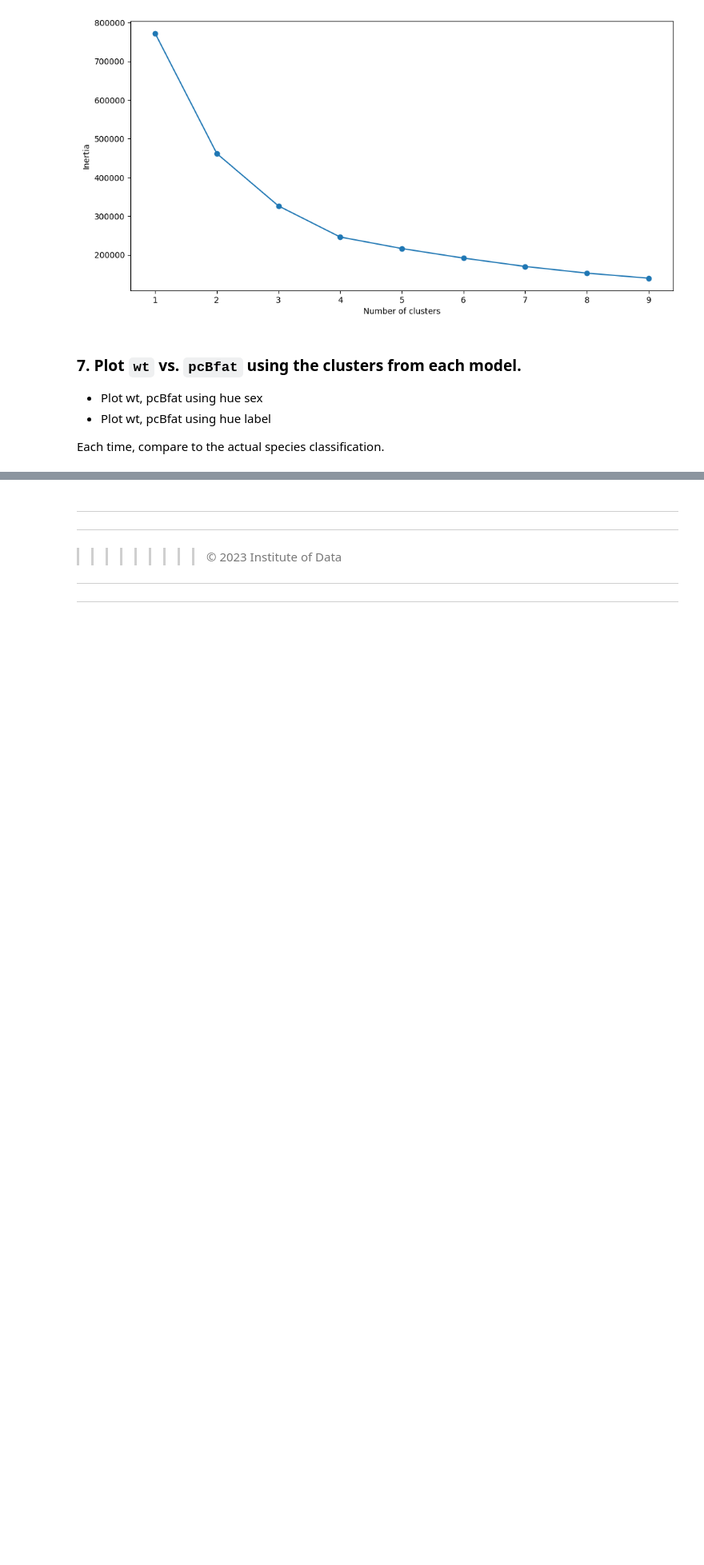
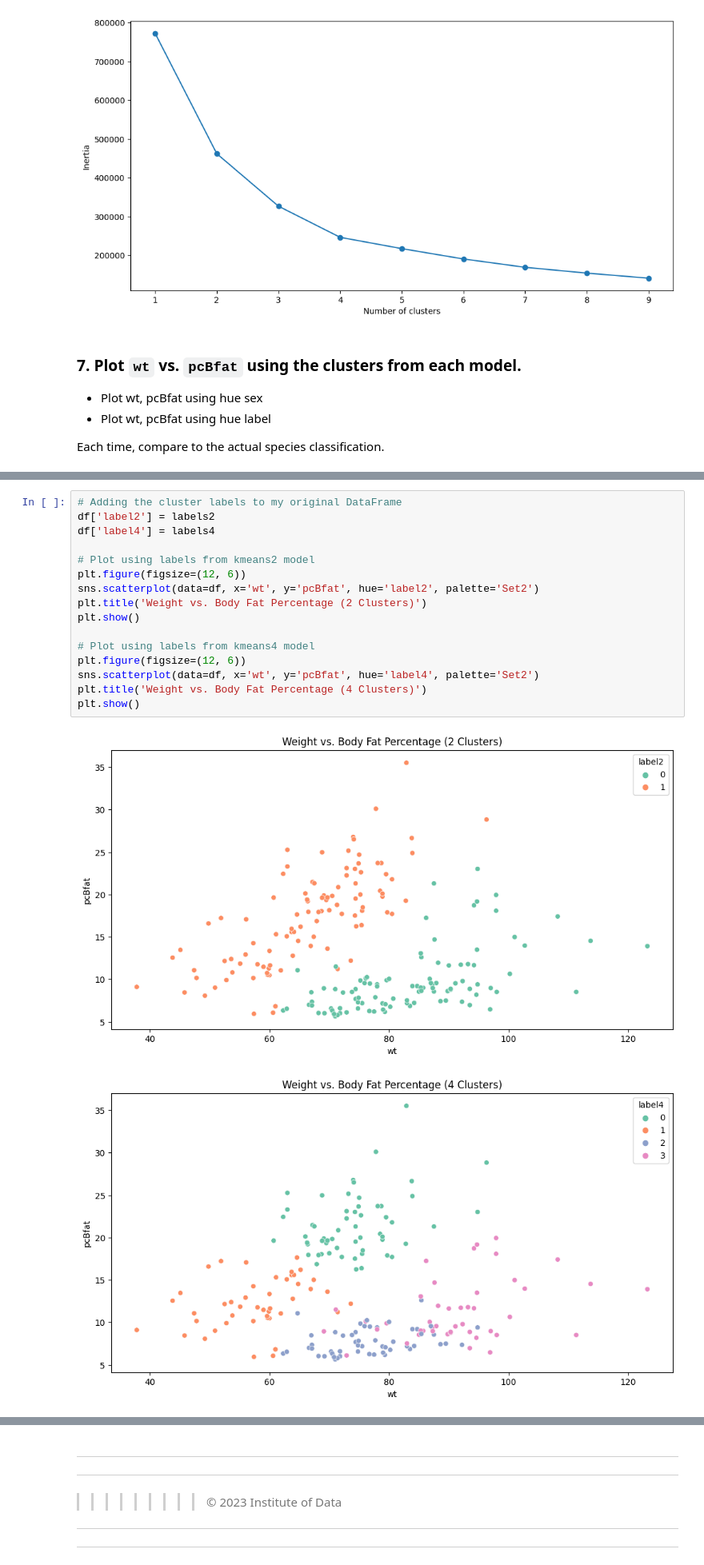
Before and after one commit to LouisMcArdell/IOD-Work, a Jupyter notebook: Labs/Module 6/IOD_Lab-6_1_1.ipynb, the cells around one changed output, grey strips where cells are left out. Shown at 80% size. Drawn from its saved outputs; the diff is of its cells as text; blank space fills up the shorter version.

```diff
--- a/Labs/Module 6/IOD_Lab-6_1_1.ipynb
+++ b/Labs/Module 6/IOD_Lab-6_1_1.ipynb
@@ -284,0 +294,19 @@ Each time, compare to the actual species classification.
+# %%
+# Adding the cluster labels to my original DataFrame
+df['label2'] = labels2
+df['label4'] = labels4
+
+# Plot using labels from kmeans2 model
+plt.figure(figsize=(12, 6))
+sns.scatterplot(data=df, x='wt', y='pcBfat', hue='label2', palette='Set2')
+plt.title('Weight vs. Body Fat Percentage (2 Clusters)')
+plt.show()
+
+# Plot using labels from kmeans4 model
+plt.figure(figsize=(12, 6))
+sns.scatterplot(data=df, x='wt', y='pcBfat', hue='label4', palette='Set2')
+plt.title('Weight vs. Body Fat Percentage (4 Clusters)')
+plt.show()
+# %% [output]
+[figure, added]
+[figure, added]
```
Also changed, not shown: parts of 4 cells of this notebook, 3 other files.
